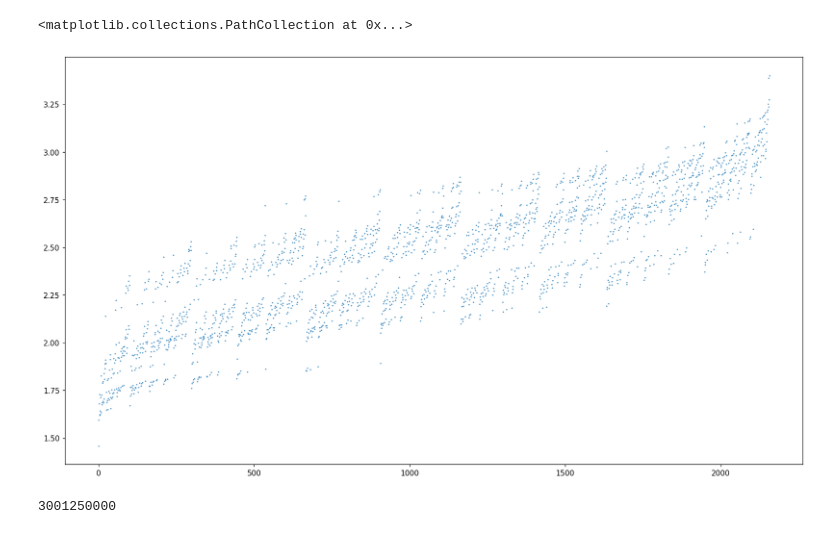
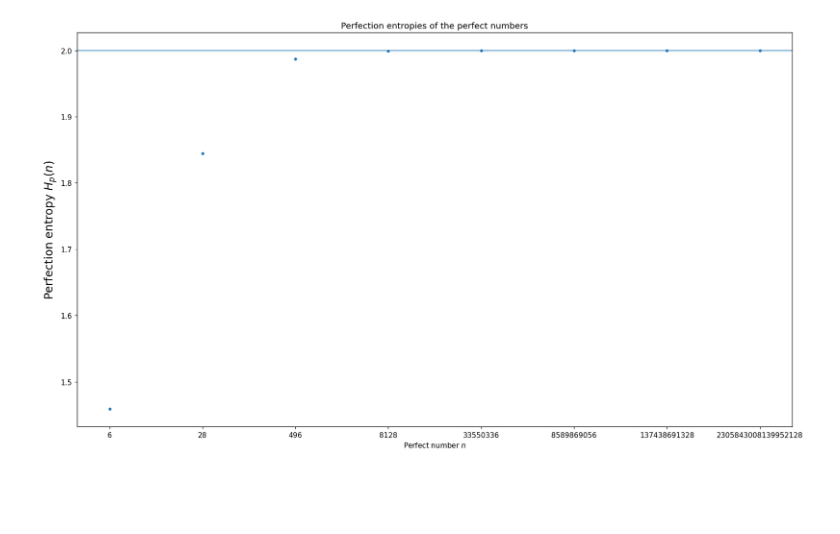
Before and after one commit to Dank-o/Perfection_Entropy, a Jupyter notebook: main.ipynb, the cells around one changed output. Cells and saved outputs as stored; diff of their text form; code cells hidden in the pictures; blank space fills up the shorter version.

```diff
--- a/main.ipynb
+++ b/main.ipynb
@@ -166,10 +208,22 @@ plt.show()
+# %%
+perf = [nf.perfection_entropy(n) for n in nd.PERFECTS[:8]]
+
+plt.figure(figsize=(18, 10), dpi=110)
+plt.scatter(range(len(perf)), perf, s=10)
+plt.xticks(range(len(perf)), nd.PERFECTS[:8])
+plt.axhline(2, lw=1)
+
+# Labels
+plt.xlabel('Perfect number $n$')
+plt.ylabel(r'Perfection entropy $H_p(n)$', fontsize=16)
+plt.title('Perfection entropies of the perfect numbers')
+plt.show()
+# %% [output]
+[figure, added]
 # %%
-k = nf.perfection_entropy(240, False)
-plt.figure(figsize=(18, 10), dpi=110)
-plt.scatter(range(len(k)), k, s=1, alpha=.6)
+# k = nf.perfection_entropy(240, False)
+# plt.figure(figsize=(18, 10), dpi=110)
+# plt.scatter(range(len(k)), k, s=1, alpha=.6)
-# %% [output]
-<matplotlib.collections.PathCollection at 0x...>
-[figure, removed]
 # %%
 # weird_perfections = ""
 # for i in perfection_entropies:
@@ -186,4 +239,0 @@ d = np.array([(np.prod([(p**(e+1) - 1) / (p-1) for p, e in primes.items()], dtyp
-# %%
-np.prod([1, 2, 7, 10, 35, 50, 70, 175], dtype=np.int64)
-# %% [output]
-3001250000
```
Also changed, not shown: parts of 15 cells of this notebook.
